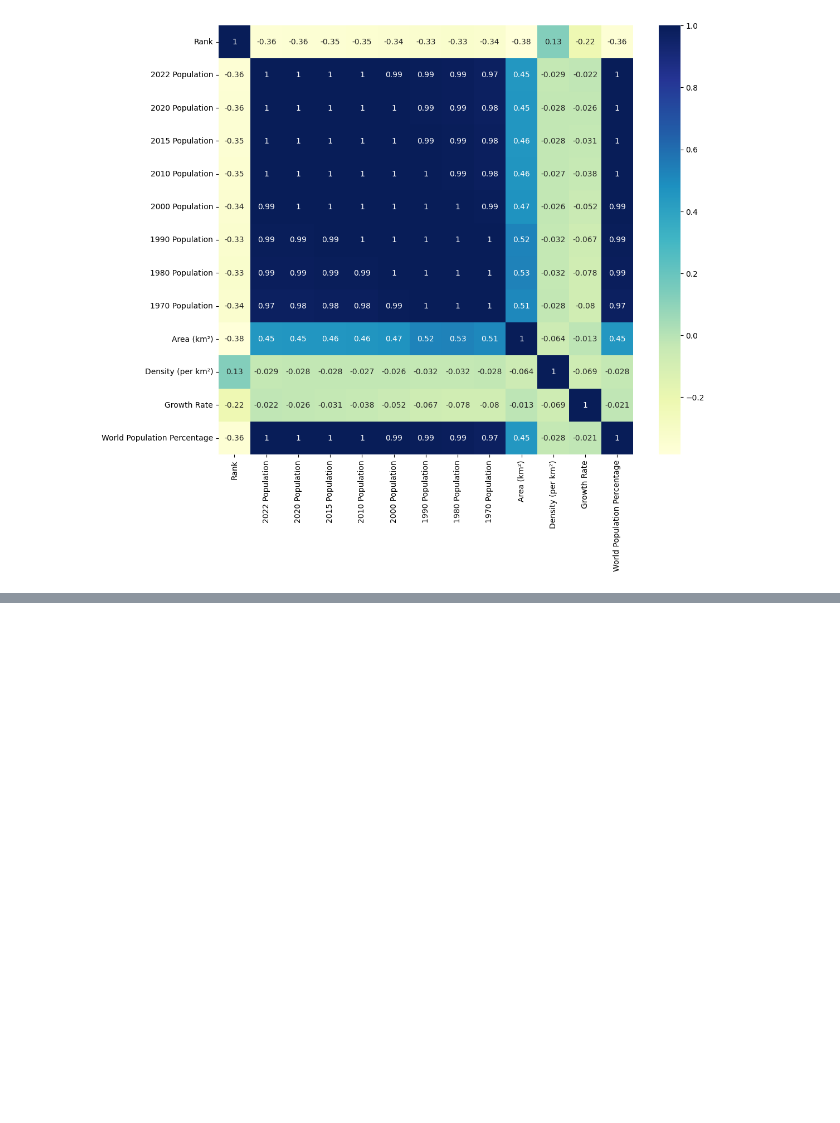
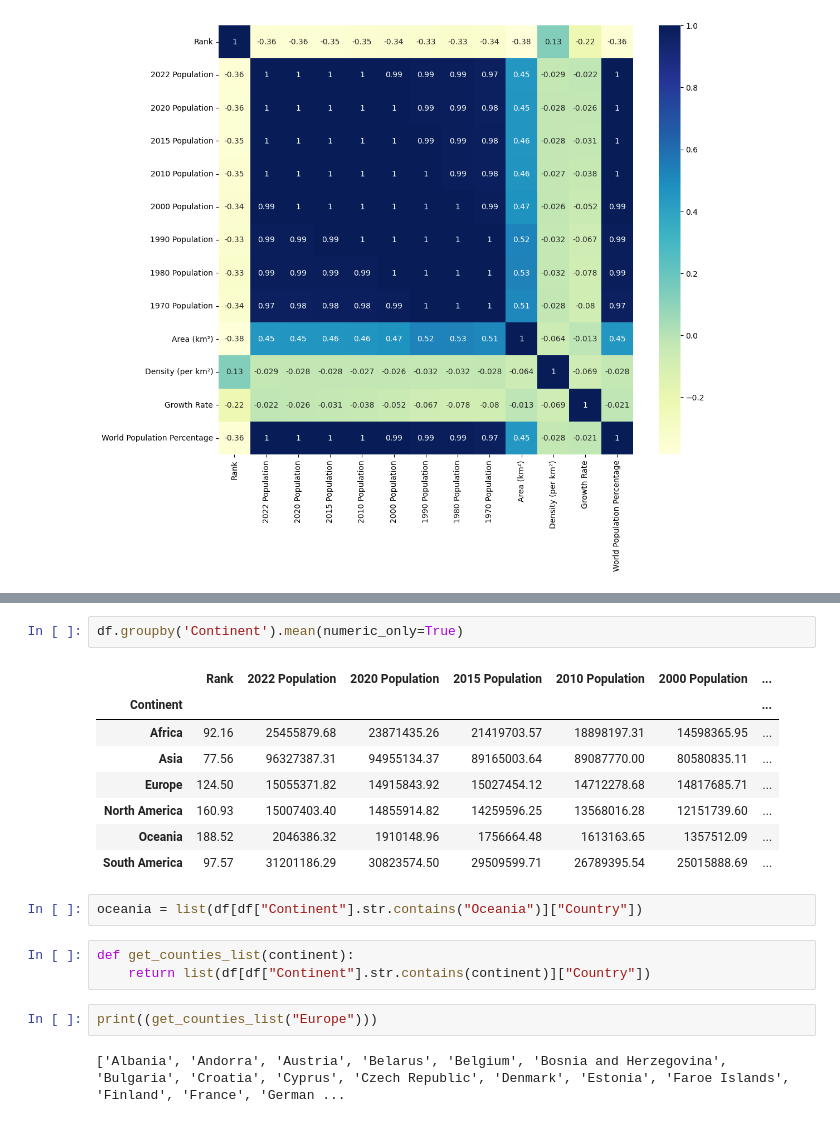
Before and after one commit to aleksmn/DataLessons, a Jupyter notebook: 08-exploratory_data_analysis.ipynb, the cells around one changed output, grey strips where cells are left out. Saved outputs shown, nothing was run; the diff lists cells and outputs as text; blank space fills up the shorter version.

```diff
--- a/08-exploratory_data_analysis.ipynb
+++ b/08-exploratory_data_analysis.ipynb
@@ -177,0 +194,20 @@ plt.show()
+# %%
+df.groupby('Continent').mean(numeric_only=True)
+# %% [output]
+|  | Rank | 2022 Population | 2020 Population | 2015 Population | 2010 Population | 2000 Population | ... |
+| Continent |  |  |  |  |  |  | ... |
+| Africa | 92.16 | 25455879.68 | 23871435.26 | 21419703.57 | 18898197.31 | 14598365.95 | ... |
+| Asia | 77.56 | 96327387.31 | 94955134.37 | 89165003.64 | 89087770.00 | 80580835.11 | ... |
+| Europe | 124.50 | 15055371.82 | 14915843.92 | 15027454.12 | 14712278.68 | 14817685.71 | ... |
+| North America | 160.93 | 15007403.40 | 14855914.82 | 14259596.25 | 13568016.28 | 12151739.60 | ... |
+| Oceania | 188.52 | 2046386.32 | 1910148.96 | 1756664.48 | 1613163.65 | 1357512.09 | ... |
+| South America | 97.57 | 31201186.29 | 30823574.50 | 29509599.71 | 26789395.54 | 25015888.69 | ... |
+# %%
+oceania = list(df[df["Continent"].str.contains("Oceania")]["Country"])
+# %%
+def get_counties_list(continent):
+    return list(df[df["Continent"].str.contains(continent)]["Country"])
+# %%
+print((get_counties_list("Europe")))
+# %% [output]
+['Albania', 'Andorra', 'Austria', 'Belarus', 'Belgium', 'Bosnia and Herzegovina', 'Bulgaria', 'Croatia', 'Cyprus', 'Czech Republic', 'Denmark', 'Estonia', 'Faroe Islands', 'Finland', 'France', 'German ...
```
Also changed, not shown: parts of 12 cells of this notebook.
